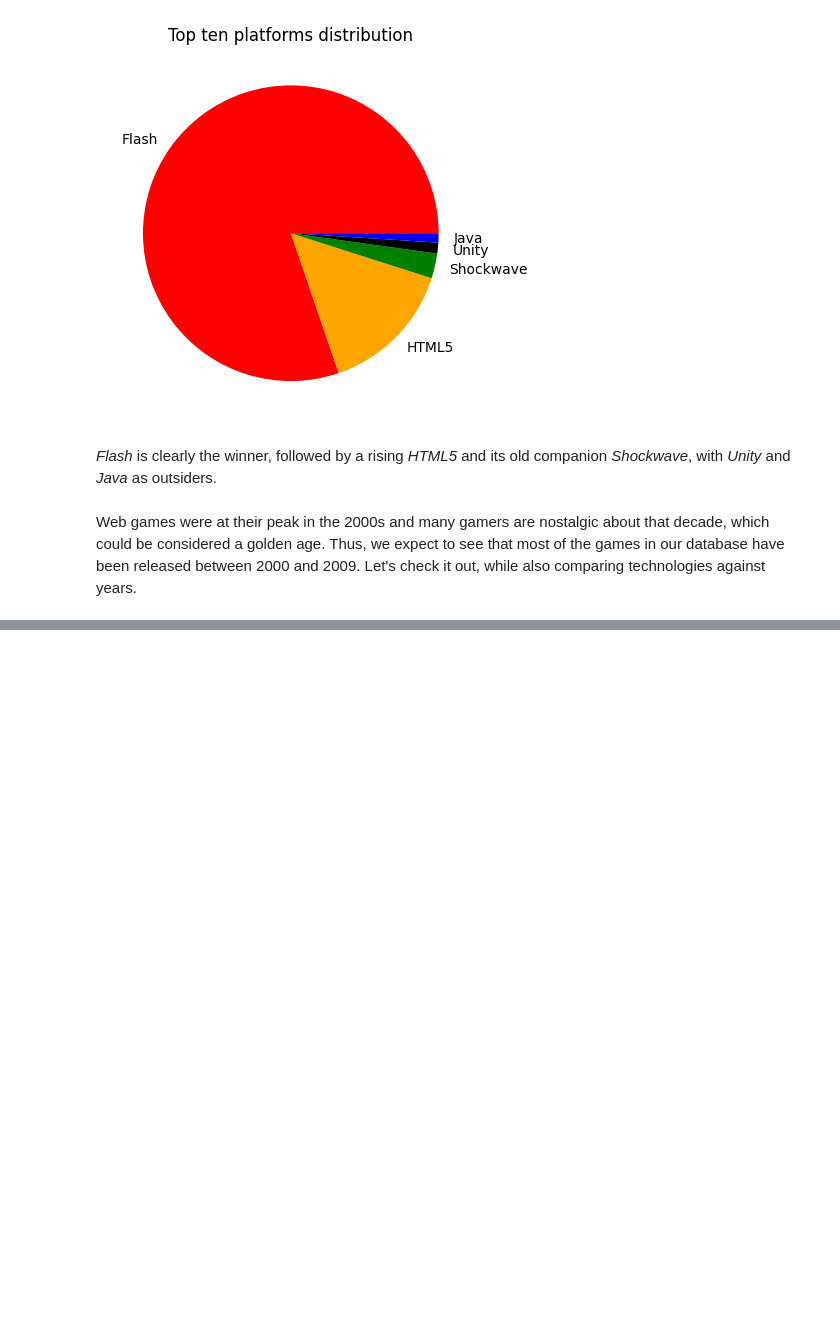
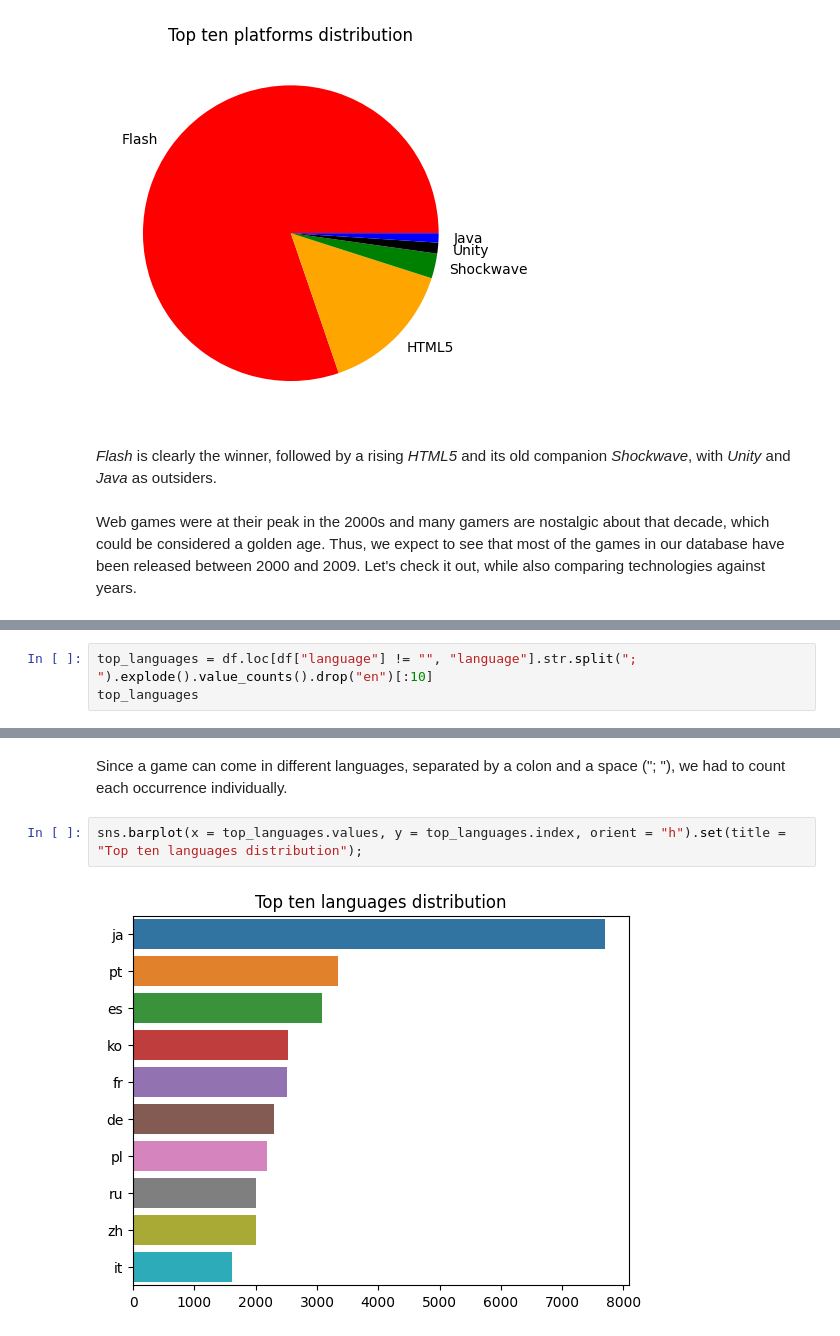
Before and after one commit to giovanni-cutri/flashpoint-analytics, a Jupyter notebook: notebooks/flashpoint_analytics_python.ipynb, the cells around one changed output, grey strips where cells are left out. Cells and saved outputs as stored; diff of their text form; blank space fills up the shorter version.

```diff
--- a/notebooks/flashpoint_analytics_python.ipynb
+++ b/notebooks/flashpoint_analytics_python.ipynb
@@ -335,0 +340,3 @@ Et voila! As we were expecting, web games have steadily risen in popularity in t
+# %%
+top_languages = df.loc[df["language"] != "", "language"].str.split("; ").explode().value_counts().drop("en")[:10]
+top_languages
@@ -335,0 +355,6 @@ Et voila! As we were expecting, web games have steadily risen in popularity in t
+# %% [markdown]
+Since a game can come in different languages, separated by a colon and a space ("; "), we had to count each occurrence individually.
+# %%
+sns.barplot(x = top_languages.values, y = top_languages.index, orient = "h").set(title = "Top ten languages distribution");
+# %% [output]
+[figure, added]
```
Also changed, not shown: parts of 17 cells of this notebook.
